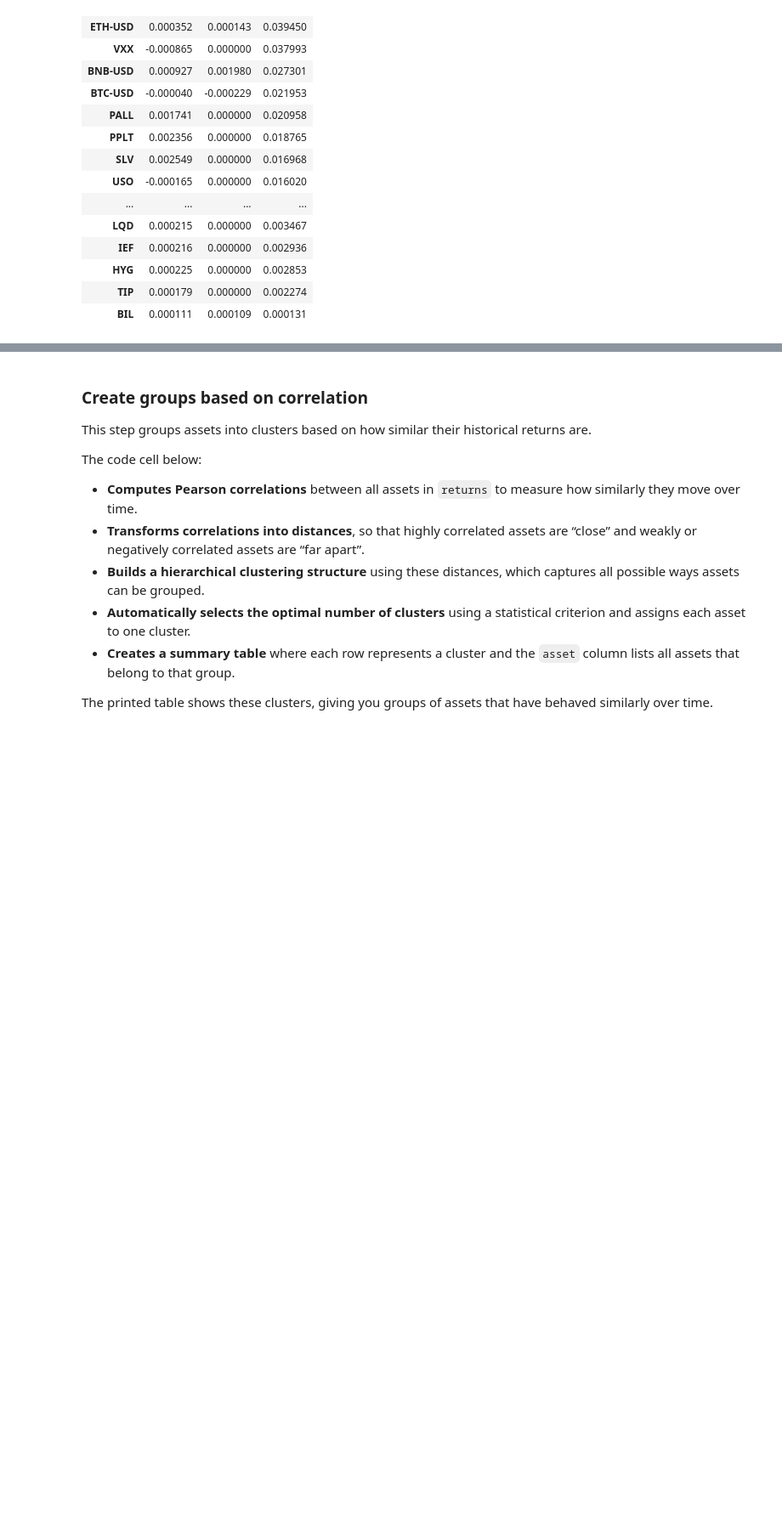
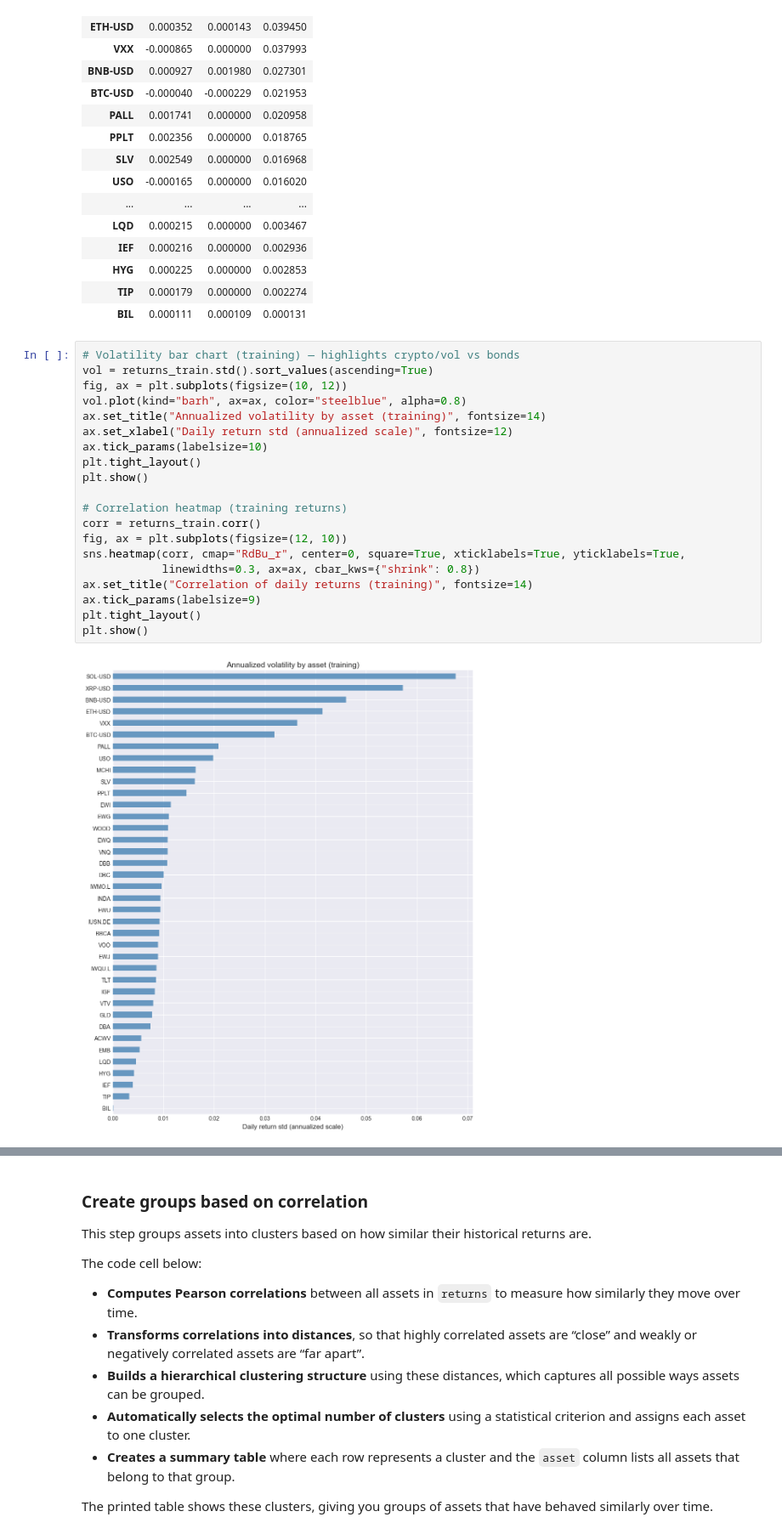
Before and after one commit to LAIN-21/dalio_uncorrelated_returns, a Jupyter notebook: portfolio_creator.ipynb, the cells around one changed output, grey strips where cells are left out. Shown at 85% size. Saved outputs shown, nothing was run; the diff lists cells and outputs as text; blank space fills up the shorter version.

```diff
--- a/portfolio_creator.ipynb
+++ b/portfolio_creator.ipynb
@@ -357,3 +381,25 @@ TESTING DATA — Summary statistics
 | HYG | 0.000225 | 0.000000 | 0.002853 |
 | TIP | 0.000179 | 0.000000 | 0.002274 |
 | BIL | 0.000111 | 0.000109 | 0.000131 |
+# %%
+# Volatility bar chart (training) — highlights crypto/vol vs bonds
+vol = returns_train.std().sort_values(ascending=True)
+fig, ax = plt.subplots(figsize=(10, 12))
+vol.plot(kind="barh", ax=ax, color="steelblue", alpha=0.8)
+ax.set_title("Annualized volatility by asset (training)", fontsize=14)
+ax.set_xlabel("Daily return std (annualized scale)", fontsize=12)
+ax.tick_params(labelsize=10)
+plt.tight_layout()
+plt.show()
+
+# Correlation heatmap (training returns)
+corr = returns_train.corr()
+fig, ax = plt.subplots(figsize=(12, 10))
+sns.heatmap(corr, cmap="RdBu_r", center=0, square=True, xticklabels=True, yticklabels=True,
+            linewidths=0.3, ax=ax, cbar_kws={"shrink": 0.8})
+ax.set_title("Correlation of daily returns (training)", fontsize=14)
+ax.tick_params(labelsize=9)
+plt.tight_layout()
+plt.show()
+# %% [output]
+[figure, added]
```
Also changed, not shown: parts of 18 cells of this notebook.
